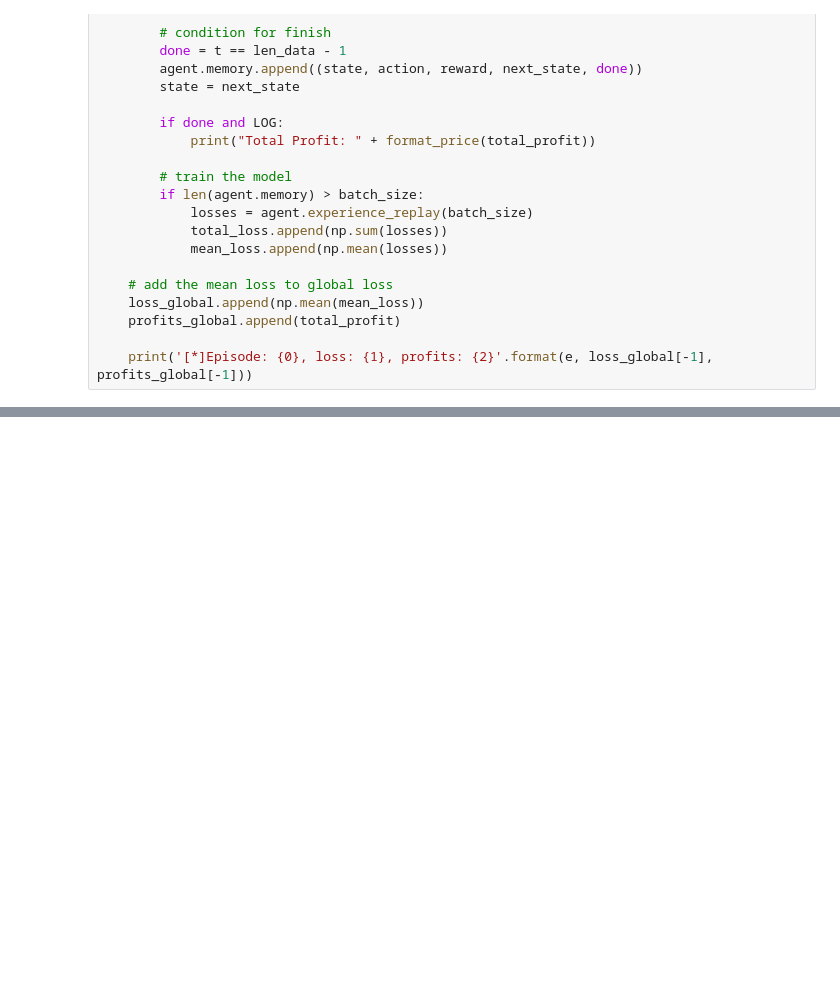
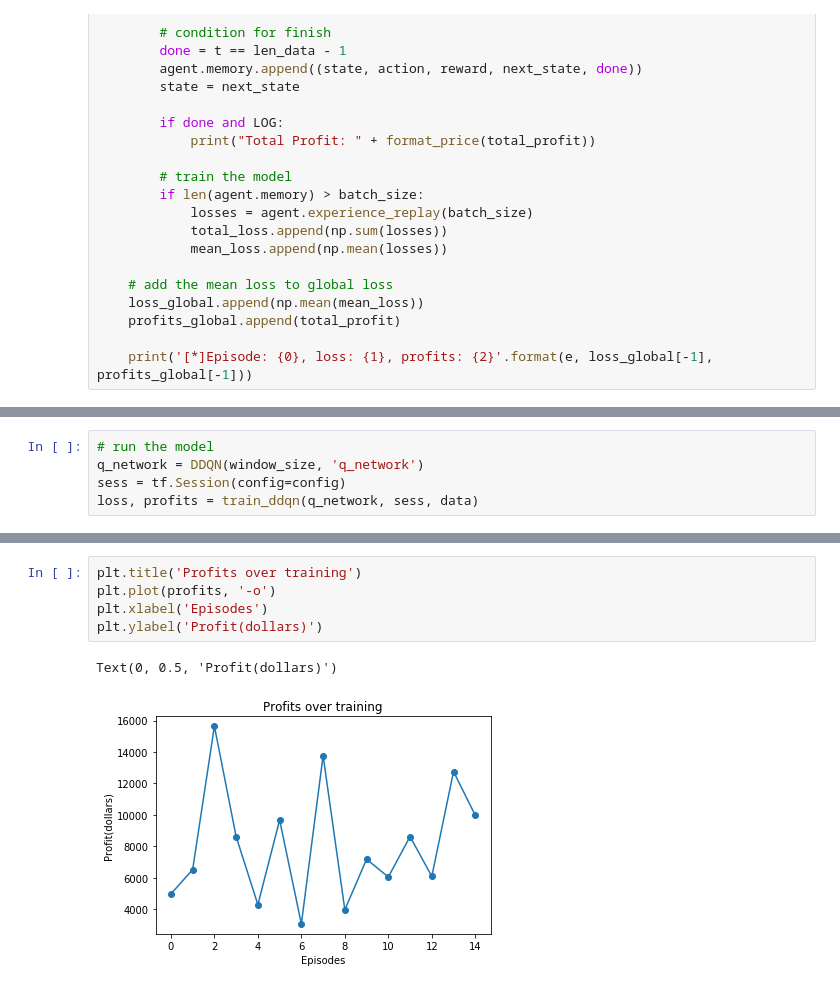
Before and after one commit to manvibharat/Stock-price-pridiction-using-Deep-reienforcement-learning, a Jupyter notebook: src/PredictionUsingDQN.ipynb, the cells around one changed output, grey strips where cells are left out. Saved outputs shown, nothing was run; the diff lists cells and outputs as text; blank space fills up the shorter version.

```diff
--- a/src/PredictionUsingDQN.ipynb
+++ b/src/PredictionUsingDQN.ipynb
@@ -259,0 +598,5 @@ plt.plot(profits_global, '-o')
+# %%
+# run the model
+q_network = DDQN(window_size, 'q_network')
+sess = tf.Session(config=config)
+loss, profits = train_ddqn(q_network, sess, data)
@@ -259,0 +611,8 @@ plt.plot(profits_global, '-o')
+# %%
+plt.title('Profits over training')
+plt.plot(profits, '-o')
+plt.xlabel('Episodes')
+plt.ylabel('Profit(dollars)')
+# %% [output]
+Text(0, 0.5, 'Profit(dollars)')
+[figure, added]
```
Also changed, not shown: parts of 18 cells of this notebook, 12 other files.
